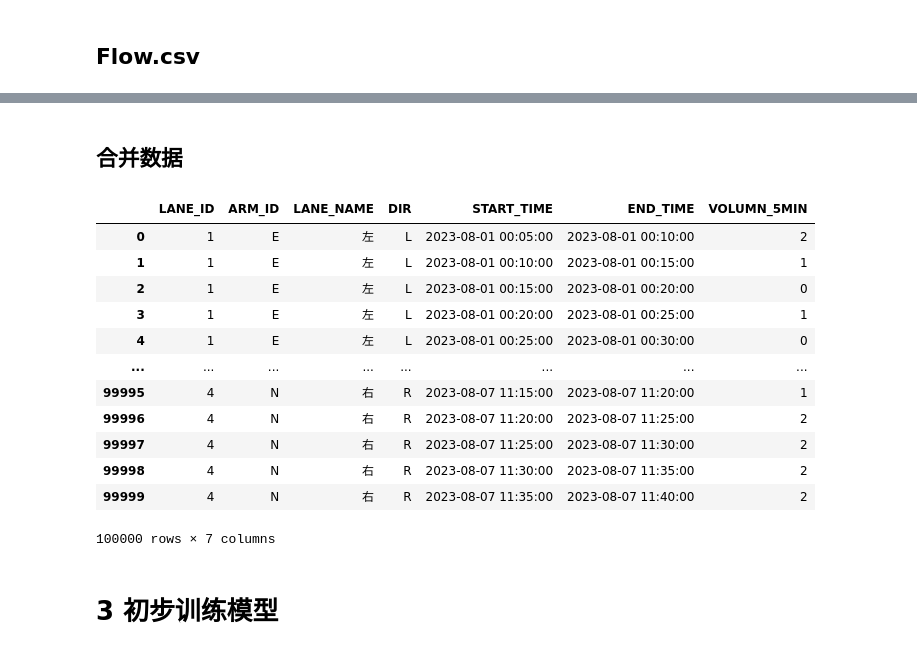
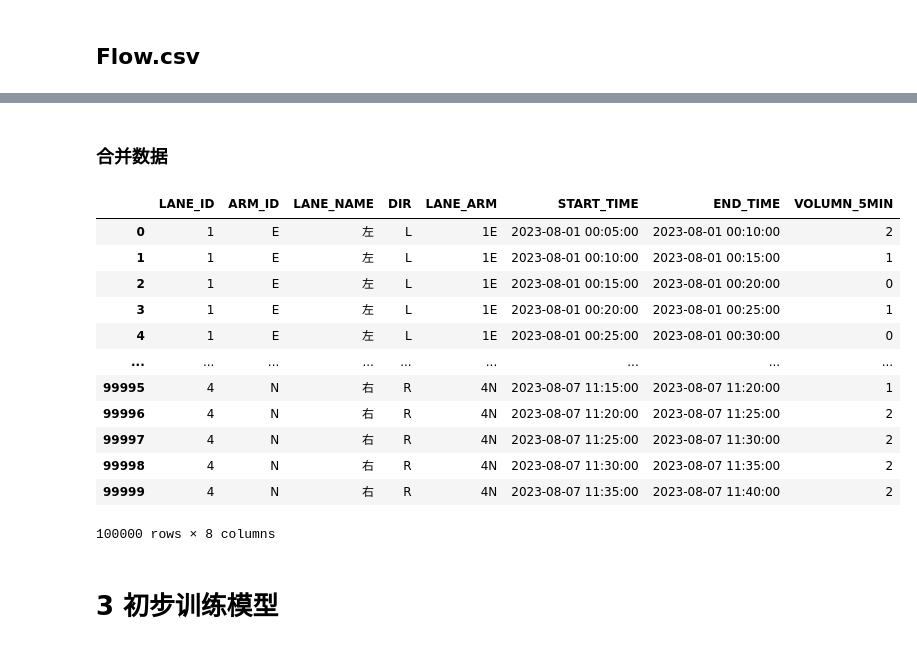
Before and after one commit to Zhou1317fe5/ml-projects, a Jupyter notebook: SEED2023/ITS_Preliminary.ipynb, the cells around one changed output, grey strips where cells are left out. Saved outputs shown, nothing was run; the diff lists cells and outputs as text; code cells hidden in the pictures.

```diff
--- a/SEED2023/ITS_Preliminary.ipynb
+++ b/SEED2023/ITS_Preliminary.ipynb
@@ -224,3 +390,3 @@ flow_df.head()
 # %% [markdown]
-## 合并数据
+### 合并数据
 # %%
@@ -232,19 +395,19 @@ merged_df = pd.merge(lanes_df, flow_df, on=['LANE_ID', 'ARM_ID'])
 # %%
-merged_df.head(100000)
+#merged_df.head(100000)
 # %% [output]
-|  | LANE_ID | ARM_ID | LANE_NAME | DIR | START_TIME | END_TIME | VOLUMN_5MIN |
-| 0 | 1 | E | 左 | L | 2023-08-01 00:05:00 | 2023-08-01 00:10:00 | 2 |
-| 1 | 1 | E | 左 | L | 2023-08-01 00:10:00 | 2023-08-01 00:15:00 | 1 |
-| 2 | 1 | E | 左 | L | 2023-08-01 00:15:00 | 2023-08-01 00:20:00 | 0 |
-| 3 | 1 | E | 左 | L | 2023-08-01 00:20:00 | 2023-08-01 00:25:00 | 1 |
-| 4 | 1 | E | 左 | L | 2023-08-01 00:25:00 | 2023-08-01 00:30:00 | 0 |
-| ... | ... | ... | ... | ... | ... | ... | ... |
-| 99995 | 4 | N | 右 | R | 2023-08-07 11:15:00 | 2023-08-07 11:20:00 | 1 |
-| 99996 | 4 | N | 右 | R | 2023-08-07 11:20:00 | 2023-08-07 11:25:00 | 2 |
-| 99997 | 4 | N | 右 | R | 2023-08-07 11:25:00 | 2023-08-07 11:30:00 | 2 |
-| 99998 | 4 | N | 右 | R | 2023-08-07 11:30:00 | 2023-08-07 11:35:00 | 2 |
-| 99999 | 4 | N | 右 | R | 2023-08-07 11:35:00 | 2023-08-07 11:40:00 | 2 |
+|  | LANE_ID | ARM_ID | LANE_NAME | DIR | LANE_ARM | START_TIME | END_TIME | VOLUMN_5MIN |
+| 0 | 1 | E | 左 | L | 1E | 2023-08-01 00:05:00 | 2023-08-01 00:10:00 | 2 |
+| 1 | 1 | E | 左 | L | 1E | 2023-08-01 00:10:00 | 2023-08-01 00:15:00 | 1 |
+| 2 | 1 | E | 左 | L | 1E | 2023-08-01 00:15:00 | 2023-08-01 00:20:00 | 0 |
+| 3 | 1 | E | 左 | L | 1E | 2023-08-01 00:20:00 | 2023-08-01 00:25:00 | 1 |
+| 4 | 1 | E | 左 | L | 1E | 2023-08-01 00:25:00 | 2023-08-01 00:30:00 | 0 |
+| ... | ... | ... | ... | ... | ... | ... | ... | ... |
+| 99995 | 4 | N | 右 | R | 4N | 2023-08-07 11:15:00 | 2023-08-07 11:20:00 | 1 |
+| 99996 | 4 | N | 右 | R | 4N | 2023-08-07 11:20:00 | 2023-08-07 11:25:00 | 2 |
+| 99997 | 4 | N | 右 | R | 4N | 2023-08-07 11:25:00 | 2023-08-07 11:30:00 | 2 |
+| 99998 | 4 | N | 右 | R | 4N | 2023-08-07 11:30:00 | 2023-08-07 11:35:00 | 2 |
+| 99999 | 4 | N | 右 | R | 4N | 2023-08-07 11:35:00 | 2023-08-07 11:40:00 | 2 |
-100000 rows × 7 columns
+100000 rows × 8 columns
 # %% [markdown]
 # 3 初步训练模型
 # %%
```
Also changed, not shown: parts of 29 cells of this notebook.
